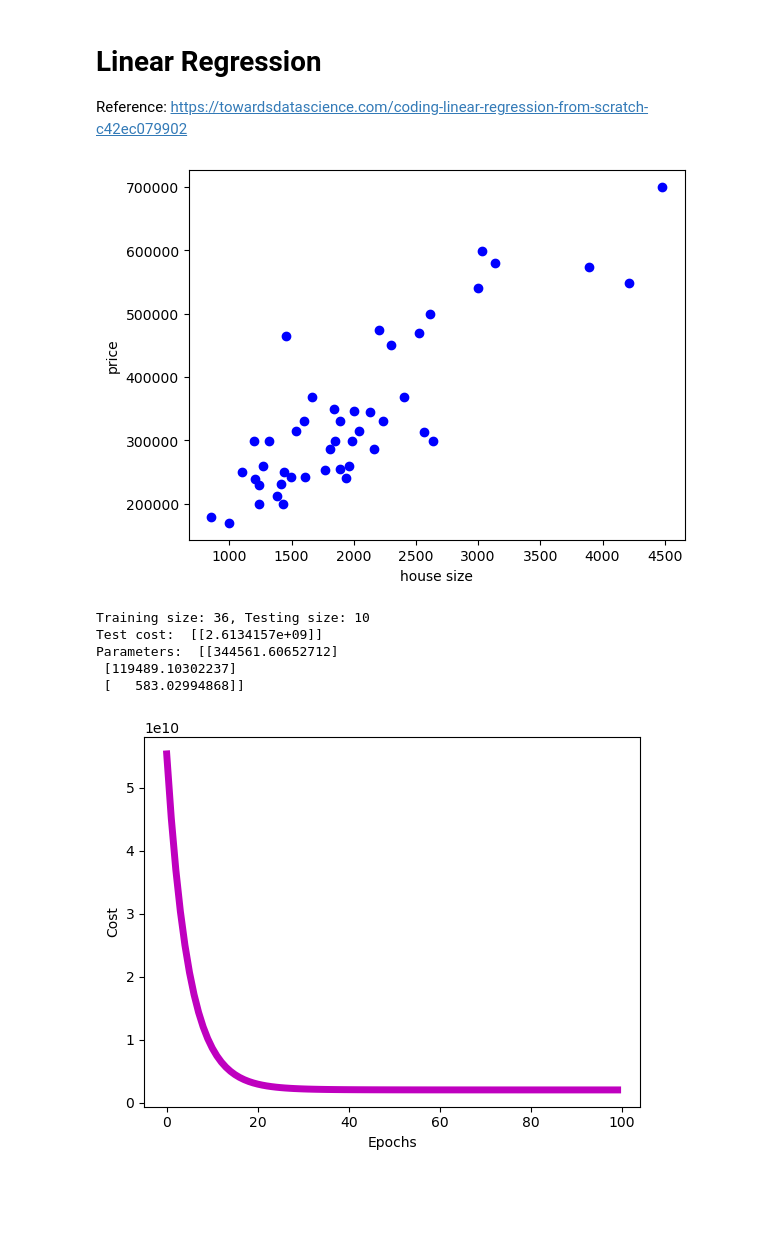
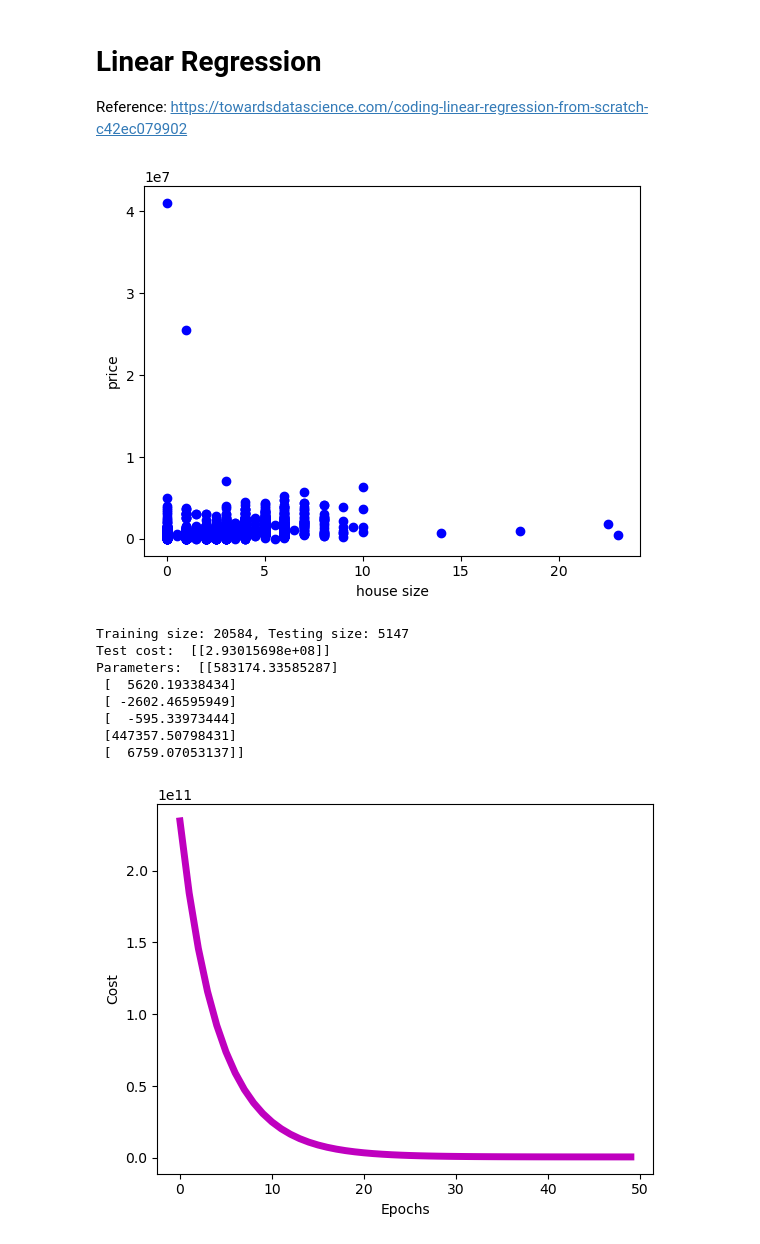
Before and after one commit to EricDinging/Propius, a Jupyter notebook: evaluation/workload/1-linear_regression.ipynb, the cells around one changed output. Drawn from its saved outputs; the diff is of its cells as text; code cells hidden in the pictures; blank space fills up the shorter version.

```diff
--- a/evaluation/workload/1-linear_regression.ipynb
+++ b/evaluation/workload/1-linear_regression.ipynb
@@ -23,12 +23,22 @@ def normalize(data):
 		std.append(np.std(data[:,i]))
 
 def load_data(filename):
-	df = pd.read_csv(filename, sep=",", index_col=False)
-	df.columns = ["housesize", "rooms", "price"]
-	data = np.array(df, dtype=float)
-	plot_data(data[:,:2], data[:, -1])
-	normalize(data)
-	return data[:,:2], data[:, -1]
+    df = pd.read_csv(filename, sep=",", index_col=False)
+    df.fillna(0, inplace=True)
+    columns_of_interest = [
+		"bathrooms",
+		"bedrooms",
+		"favoriteCount",
+		"lastSoldPrice",
+		"pageViewCount",
+		"price",
+	]
+
+    extracted_data = df[columns_of_interest]
+    data = np.array(extracted_data, dtype=float)
+    plot_data(data[:, :2], data[:, -1])
+    normalize(data)
+    return data[:, :-1], data[:, -1]
 # %%
 # Linear function
 def h(x, theta):
@@ -68,48 +78,51 @@ def test(theta, x):
 # %%
 # Import & visualize
 
-x, y = load_data("../../datasets/house_price/house_price_data.txt")
+x, y = load_data("../../datasets/house_price/portland_housing.csv")
 
-y = np.reshape(y, (46, 1))
+y = np.reshape(y, (x.shape[0], 1))
 x = np.hstack((np.ones((x.shape[0], 1)), x))
 
 train_size = int(x.shape[0] * 4/5)
 test_size = x.shape[0] - train_size
 
 print(f"Training size: {train_size}, Testing size: {test_size}")
 x_train = x[:train_size, :]
 x_test = x[train_size:, :]
 y_train = y[:train_size, :]
 y_test = y[train_size:, :]
 
 theta = np.zeros((x.shape[1], 1))
 learning_rate = 0.1
-num_epochs = 100
+num_epochs = 50
 theta, J_all = gradient_descent(x_train, y_train, theta, learning_rate, num_epochs)
 
 # Test
 J = cost_function(x_test, y_test, theta)
 print("Test cost: ", J)
 print("Parameters: ", theta)
 
 # plotting cost
 n_epochs = []
 jplot = []
 count = 0
 for i in J_all:
     jplot.append(i[0][0])
     n_epochs.append(count)
     count += 1
 jplot = np.array(jplot)
 n_epochs = np.array(n_epochs)
 plot_cost(jplot, n_epochs)
 # %% [output]
-[figure, old version]
+[figure, new version]
-Training size: 36, Testing size: 10
-Test cost:  [[2.6134157e+09]]
-Parameters:  [[344561.60652712]
- [119489.10302237]
- [   583.02994868]]
+Training size: 20584, Testing size: 5147
+Test cost:  [[2.93015698e+08]]
+Parameters:  [[583174.33585287]
+ [  5620.19338434]
+ [ -2602.46595949]
+ [  -595.33973444]
+ [447357.50798431]
+ [  6759.07053137]]
-[figure, old version]
+[figure, new version]
 # %%
 np.random.seed(0)
```
Also changed, not shown: parts of 1 cell of this notebook, 1 other file.
